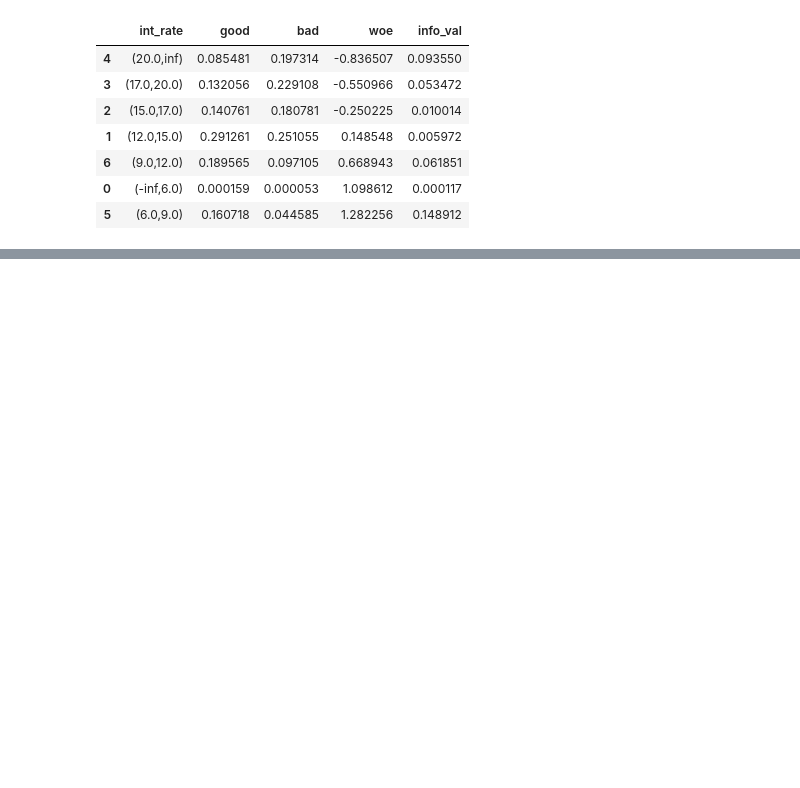
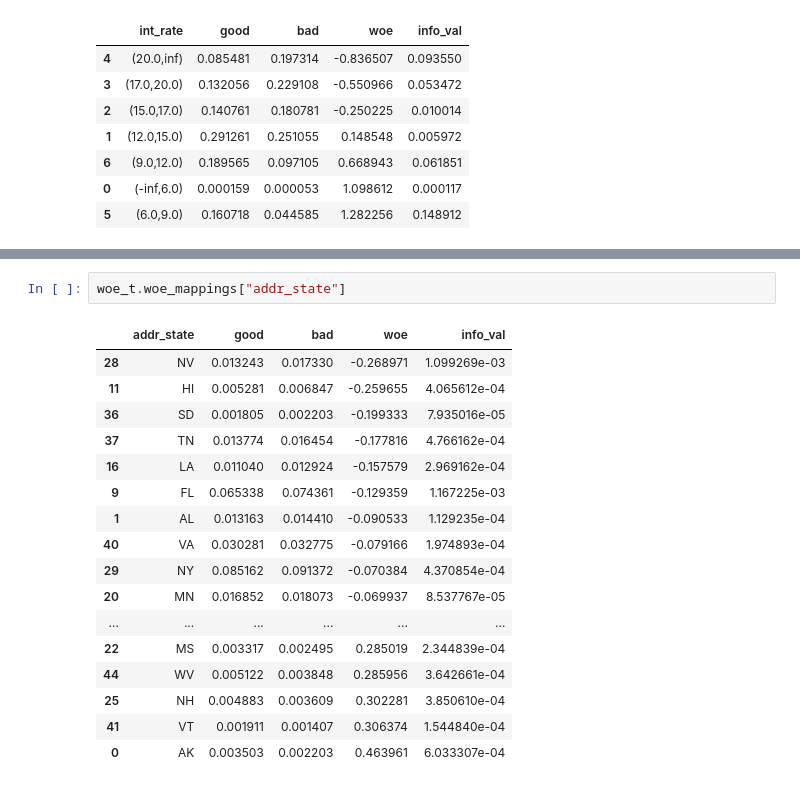
Before and after one commit to FabioSol/StonksBank, a Jupyter notebook: pd_modeling/report.ipynb, the cells around one changed output, grey strips where cells are left out. Drawn from its saved outputs; the diff is of its cells as text; blank space fills up the shorter version.

```diff
--- a/pd_modeling/report.ipynb
+++ b/pd_modeling/report.ipynb
@@ -208,0 +250,20 @@ woe_t.woe_mappings["dti"]
+# %%
+woe_t.woe_mappings["addr_state"]
+# %% [output]
+|  | addr_state | good | bad | woe | info_val |
+| 28 | NV | 0.013243 | 0.017330 | -0.268971 | 1.099269e-03 |
+| 11 | HI | 0.005281 | 0.006847 | -0.259655 | 4.065612e-04 |
+| 36 | SD | 0.001805 | 0.002203 | -0.199333 | 7.935016e-05 |
+| 37 | TN | 0.013774 | 0.016454 | -0.177816 | 4.766162e-04 |
+| 16 | LA | 0.011040 | 0.012924 | -0.157579 | 2.969162e-04 |
+| 9 | FL | 0.065338 | 0.074361 | -0.129359 | 1.167225e-03 |
+| 1 | AL | 0.013163 | 0.014410 | -0.090533 | 1.129235e-04 |
+| 40 | VA | 0.030281 | 0.032775 | -0.079166 | 1.974893e-04 |
+| 29 | NY | 0.085162 | 0.091372 | -0.070384 | 4.370854e-04 |
+| 20 | MN | 0.016852 | 0.018073 | -0.069937 | 8.537767e-05 |
+| ... | ... | ... | ... | ... | ... |
+| 22 | MS | 0.003317 | 0.002495 | 0.285019 | 2.344839e-04 |
+| 44 | WV | 0.005122 | 0.003848 | 0.285956 | 3.642661e-04 |
+| 25 | NH | 0.004883 | 0.003609 | 0.302281 | 3.850610e-04 |
+| 41 | VT | 0.001911 | 0.001407 | 0.306374 | 1.544840e-04 |
+| 0 | AK | 0.003503 | 0.002203 | 0.463961 | 6.033307e-04 |
```
Also changed, not shown: parts of 10 cells of this notebook.
